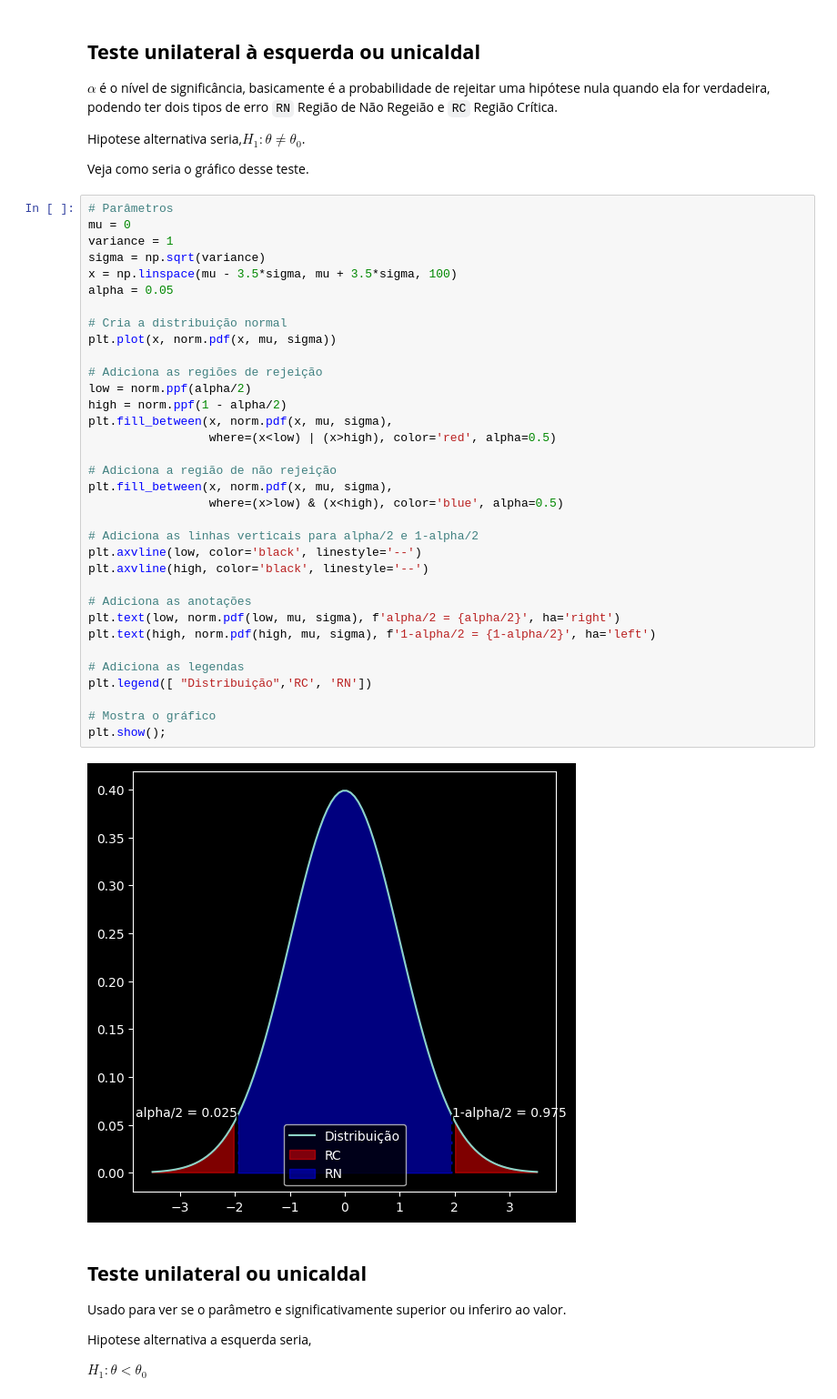
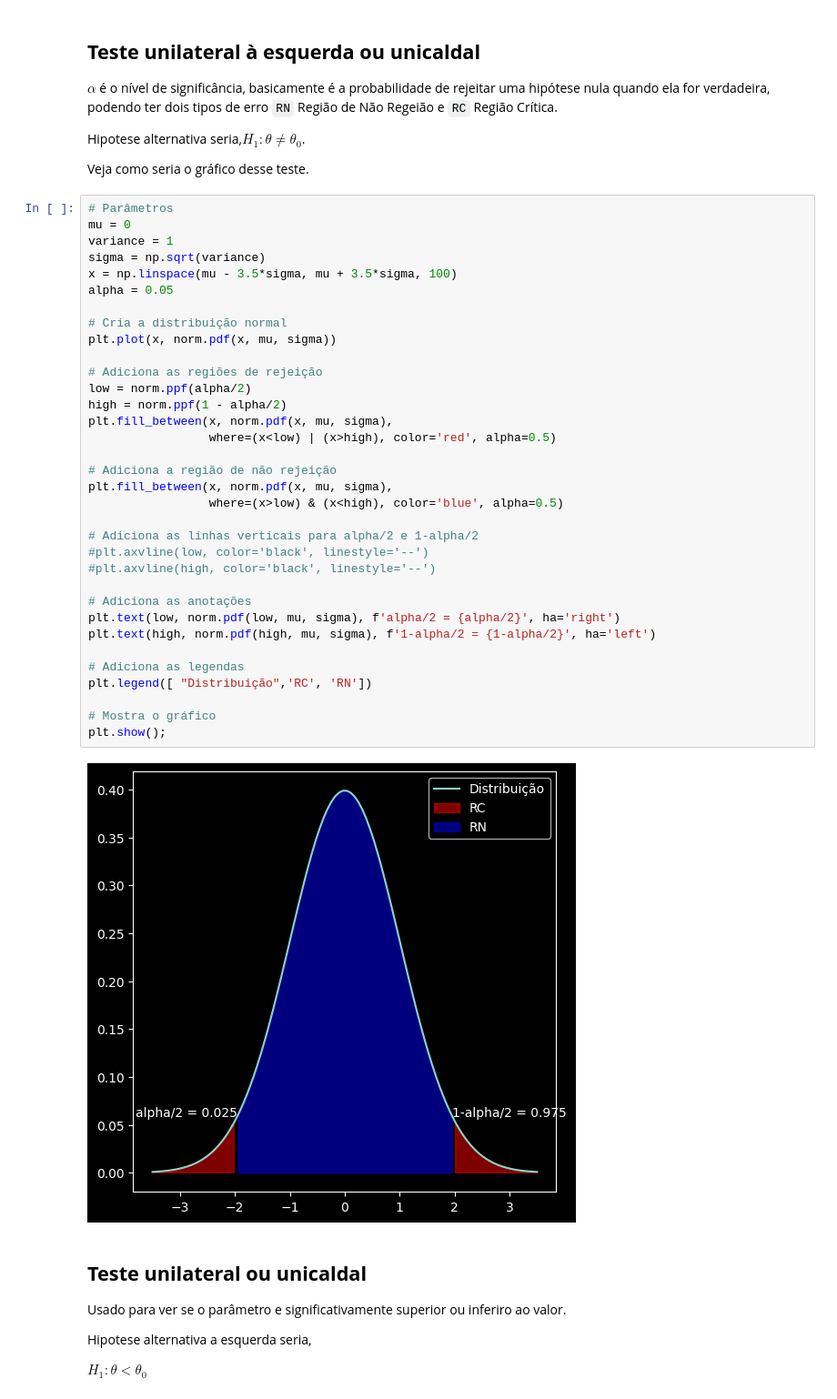
Before and after one commit to jvataidee/ManualdeAnalisedeDadosPython, a Jupyter notebook: cap7_teste_hipotese.ipynb, the cells around one changed output. Shown at 91% size. Drawn from its saved outputs; the diff is of its cells as text.

```diff
--- a/cap7_teste_hipotese.ipynb
+++ b/cap7_teste_hipotese.ipynb
@@ -52,36 +52,36 @@ mu = 0
 variance = 1
 sigma = np.sqrt(variance)
 x = np.linspace(mu - 3.5*sigma, mu + 3.5*sigma, 100)
 alpha = 0.05
 
 # Cria a distribuição normal
 plt.plot(x, norm.pdf(x, mu, sigma))
 
 # Adiciona as regiões de rejeição
 low = norm.ppf(alpha/2)
 high = norm.ppf(1 - alpha/2)
 plt.fill_between(x, norm.pdf(x, mu, sigma),
                  where=(x<low) | (x>high), color='red', alpha=0.5)
 
 # Adiciona a região de não rejeição
 plt.fill_between(x, norm.pdf(x, mu, sigma),
                  where=(x>low) & (x<high), color='blue', alpha=0.5)
 
 # Adiciona as linhas verticais para alpha/2 e 1-alpha/2
-plt.axvline(low, color='black', linestyle='--')
-plt.axvline(high, color='black', linestyle='--')
+#plt.axvline(low, color='black', linestyle='--')
+#plt.axvline(high, color='black', linestyle='--')
 
 # Adiciona as anotações
 plt.text(low, norm.pdf(low, mu, sigma), f'alpha/2 = {alpha/2}', ha='right')
 plt.text(high, norm.pdf(high, mu, sigma), f'1-alpha/2 = {1-alpha/2}', ha='left')
 
 # Adiciona as legendas
 plt.legend([ "Distribuição",'RC', 'RN'])
 
 # Mostra o gráfico
 plt.show();
 # %% [output]
-[figure, old version]
+[figure, new version]
 # %% [markdown]
 ## **Teste unilateral ou unicaldal**
 
```
Also changed, not shown: parts of 3 cells of this notebook.
